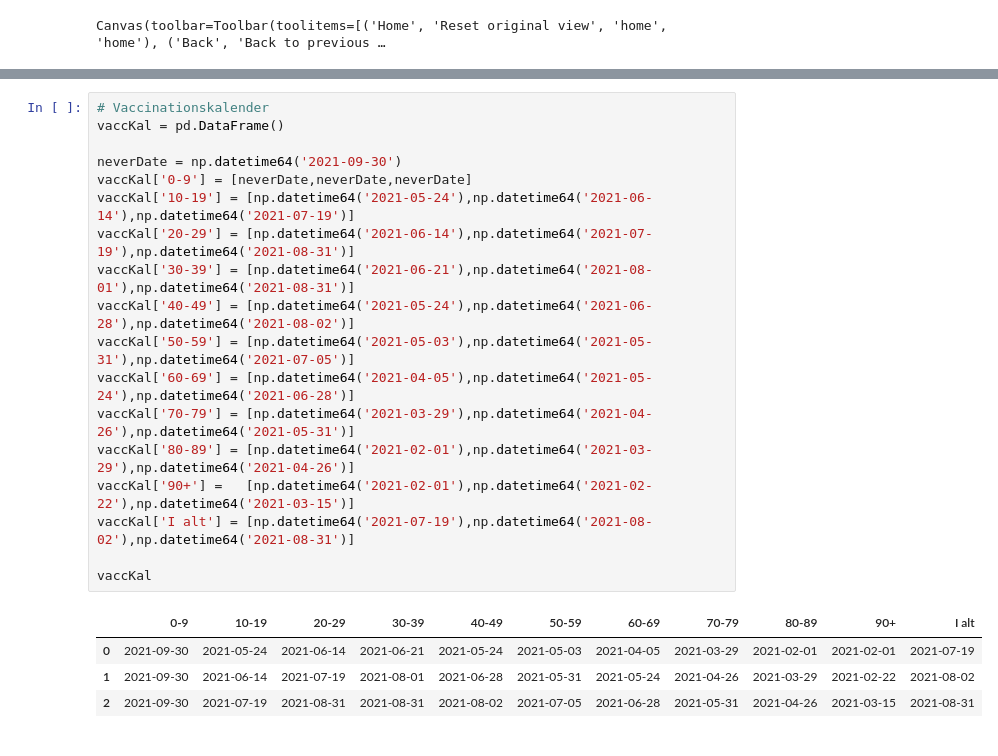
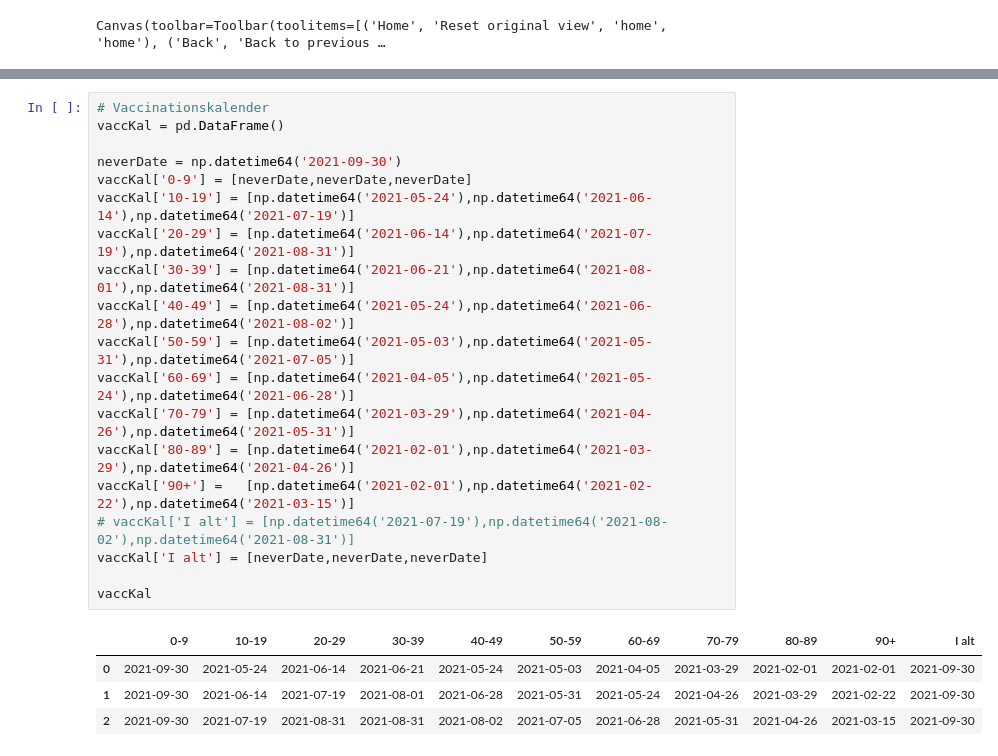
Before and after one commit to PandemiXcenter/PandemiX, a Jupyter notebook: DanskeData/spread_prediction.ipynb, the cells around one changed output, grey strips where cells are left out. Drawn from its saved outputs; the diff is of its cells as text.

```diff
--- a/DanskeData/spread_prediction.ipynb
+++ b/DanskeData/spread_prediction.ipynb
@@ -262,26 +284,27 @@ Canvas(toolbar=Toolbar(toolitems=[('Home', 'Reset original view', 'home', 'home'
 # %%
 # Vaccinationskalender
 vaccKal = pd.DataFrame()
 
 neverDate = np.datetime64('2021-09-30')
 vaccKal['0-9'] = [neverDate,neverDate,neverDate]
 vaccKal['10-19'] = [np.datetime64('2021-05-24'),np.datetime64('2021-06-14'),np.datetime64('2021-07-19')]
 vaccKal['20-29'] = [np.datetime64('2021-06-14'),np.datetime64('2021-07-19'),np.datetime64('2021-08-31')]
 vaccKal['30-39'] = [np.datetime64('2021-06-21'),np.datetime64('2021-08-01'),np.datetime64('2021-08-31')]
 vaccKal['40-49'] = [np.datetime64('2021-05-24'),np.datetime64('2021-06-28'),np.datetime64('2021-08-02')]
 vaccKal['50-59'] = [np.datetime64('2021-05-03'),np.datetime64('2021-05-31'),np.datetime64('2021-07-05')]
 vaccKal['60-69'] = [np.datetime64('2021-04-05'),np.datetime64('2021-05-24'),np.datetime64('2021-06-28')]
 vaccKal['70-79'] = [np.datetime64('2021-03-29'),np.datetime64('2021-04-26'),np.datetime64('2021-05-31')]
 vaccKal['80-89'] = [np.datetime64('2021-02-01'),np.datetime64('2021-03-29'),np.datetime64('2021-04-26')]
 vaccKal['90+'] =   [np.datetime64('2021-02-01'),np.datetime64('2021-02-22'),np.datetime64('2021-03-15')]
-vaccKal['I alt'] = [np.datetime64('2021-07-19'),np.datetime64('2021-08-02'),np.datetime64('2021-08-31')]
+# vaccKal['I alt'] = [np.datetime64('2021-07-19'),np.datetime64('2021-08-02'),np.datetime64('2021-08-31')]
+vaccKal['I alt'] = [neverDate,neverDate,neverDate]
 
 vaccKal
 # %% [output]
 |  | 0-9 | 10-19 | 20-29 | 30-39 | 40-49 | 50-59 | 60-69 | 70-79 | 80-89 | 90+ | I alt |
-| 0 | 2021-09-30 | 2021-05-24 | 2021-06-14 | 2021-06-21 | 2021-05-24 | 2021-05-03 | 2021-04-05 | 2021-03-29 | 2021-02-01 | 2021-02-01 | 2021-07-19 |
-| 1 | 2021-09-30 | 2021-06-14 | 2021-07-19 | 2021-08-01 | 2021-06-28 | 2021-05-31 | 2021-05-24 | 2021-04-26 | 2021-03-29 | 2021-02-22 | 2021-08-02 |
-| 2 | 2021-09-30 | 2021-07-19 | 2021-08-31 | 2021-08-31 | 2021-08-02 | 2021-07-05 | 2021-06-28 | 2021-05-31 | 2021-04-26 | 2021-03-15 | 2021-08-31 |
+| 0 | 2021-09-30 | 2021-05-24 | 2021-06-14 | 2021-06-21 | 2021-05-24 | 2021-05-03 | 2021-04-05 | 2021-03-29 | 2021-02-01 | 2021-02-01 | 2021-09-30 |
+| 1 | 2021-09-30 | 2021-06-14 | 2021-07-19 | 2021-08-01 | 2021-06-28 | 2021-05-31 | 2021-05-24 | 2021-04-26 | 2021-03-29 | 2021-02-22 | 2021-09-30 |
+| 2 | 2021-09-30 | 2021-07-19 | 2021-08-31 | 2021-08-31 | 2021-08-02 | 2021-07-05 | 2021-06-28 | 2021-05-31 | 2021-04-26 | 2021-03-15 | 2021-09-30 |
 # %%
 # Forskellige Rt for aldersgruppe, hvor mange ugentligt smittede har vi før gruppen er vaccineret
 
```
Also changed, not shown: parts of 9 cells of this notebook, 32 other files.
